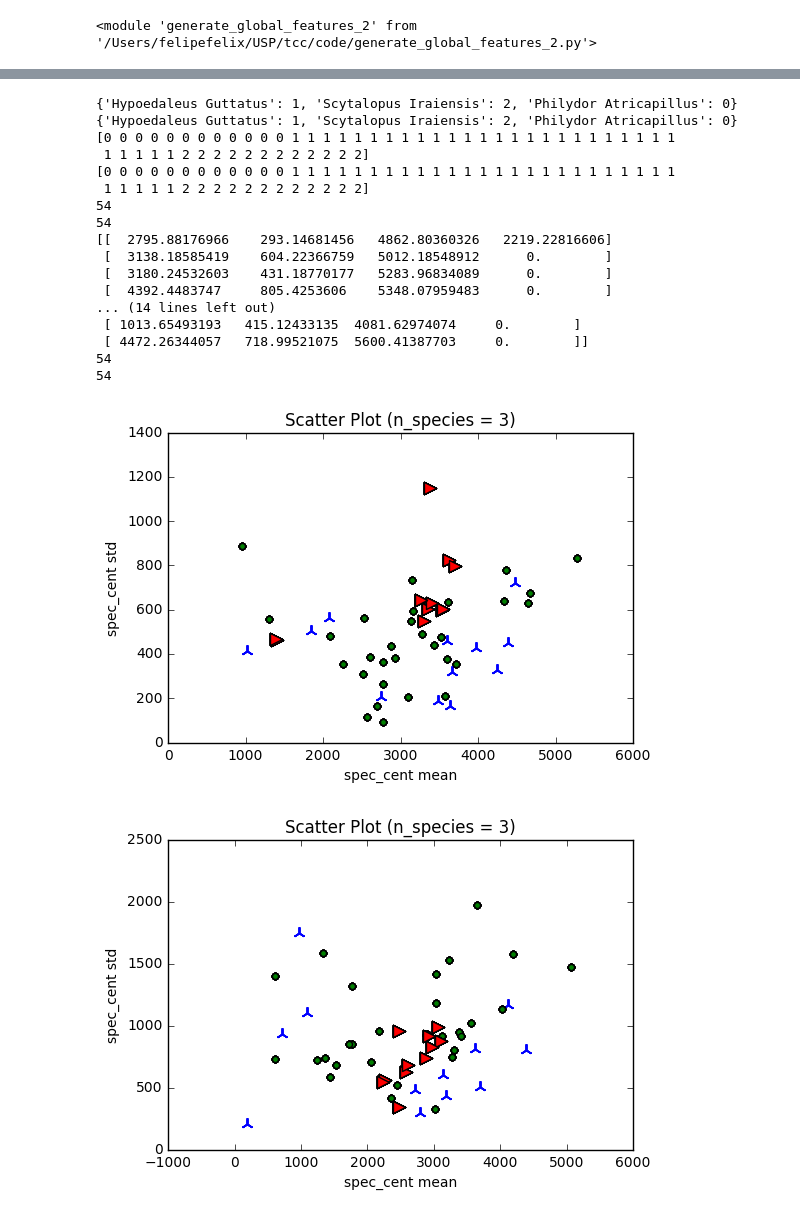
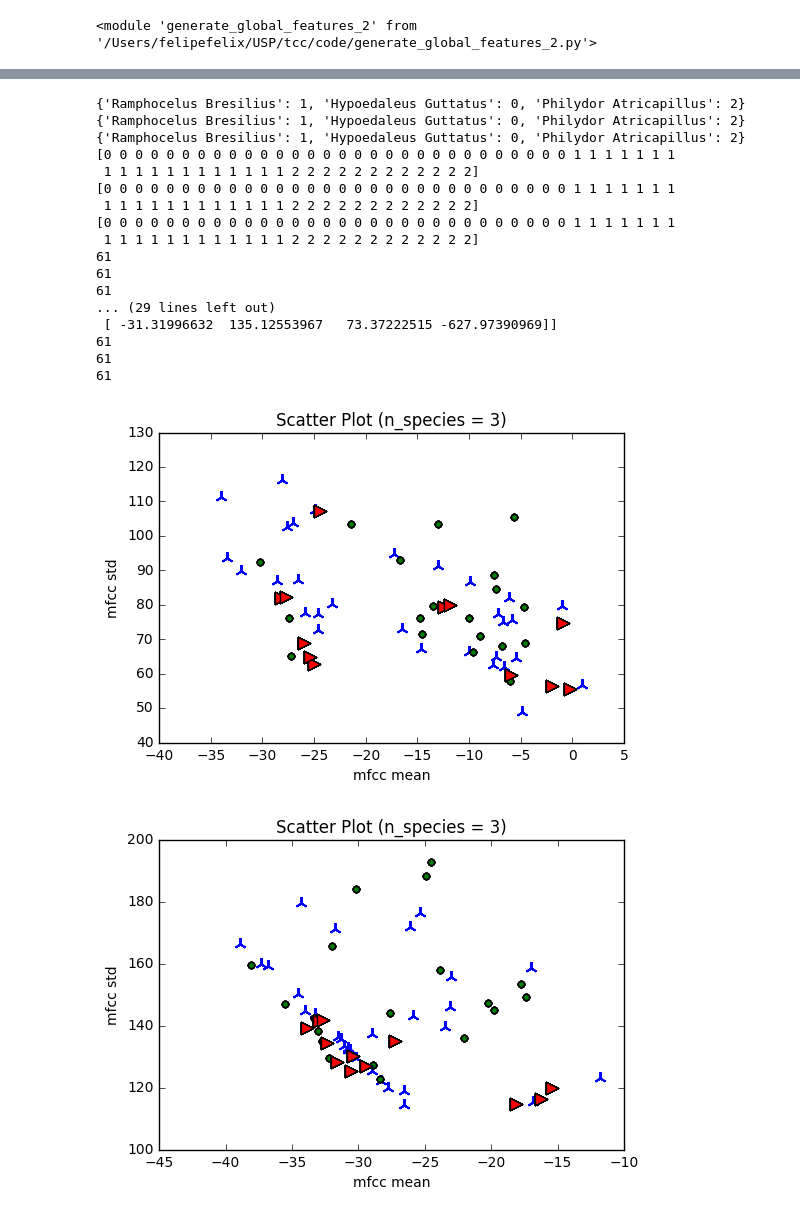
Before and after one commit to fsfelix/tcc, a Jupyter notebook: code/Classification-Filtering.ipynb, the cells around one changed output, grey strips where cells are left out. Cells and saved outputs as stored; diff of their text form; code cells hidden in the pictures.

```diff
--- a/code/Classification-Filtering.ipynb
+++ b/code/Classification-Filtering.ipynb
@@ -47,7 +48,8 @@ print(data_dirs)
 # %%
 print(util.FEATURES)
-feat = util.FEATURES[3]
-labels_dict_gt, labels_gt, data_gt = ggf.generate_global_features(n_global, feat, data_dirs, song_or_call, util.GLOBAL_FUNCTIONS, version = None)
-labels_dict, labels, data = ggf.generate_global_features(n_global, feat, data_dirs, song_or_call, util.GLOBAL_FUNCTIONS, version = 'filtered1')
+feat = util.FEATURES[1]
+labels_dict_o, labels_o, data_o = ggf.generate_global_features(n_global, feat, data_dirs, song_or_call, util.GLOBAL_FUNCTIONS, version = None)
+labels_dict_f1, labels_f1, data_f1 = ggf.generate_global_features(n_global, feat, data_dirs, song_or_call, util.GLOBAL_FUNCTIONS, version = 'filtered1')
+labels_dict_f2, labels_f2, data_f2 = ggf.generate_global_features(n_global, feat, data_dirs, song_or_call, util.GLOBAL_FUNCTIONS, version = 'filtered2')
 # %% [output]
 ['rmse', 'mfcc', 'spec_band', 'spec_cent', 'spec_roll']
@@ -70,37 +56,46 @@ Scytalopus_iraiensis.mp3.filtered1.wav.spec_cent.txt
 # %%
-print(labels_dict)
-print(labels_dict_gt)
-print(labels)
-print(labels_gt)
-print(len(labels))
-print(len(labels_gt))
-print(data[:10])
-print(data_gt[:10])
-print(len(data))
-print(len(data_gt))
+print(labels_dict_o)
+print(labels_dict_f1)
+print(labels_dict_f2)
+
+print(labels_o)
+print(labels_f1)
+print(labels_f2)
+
+print(len(labels_o))
+print(len(labels_f1))
+print(len(labels_f2))
+
+print(data_o[:10])
+print(data_f1[:10])
+print(data_f2[:10])
+
+print(len(data_o))
+print(len(data_f1))
+print(len(data_f2))
 # %% [output]
-{'Hypoedaleus Guttatus': 1, 'Scytalopus Iraiensis': 2, 'Philydor Atricapillus': 0}
-{'Hypoedaleus Guttatus': 1, 'Scytalopus Iraiensis': 2, 'Philydor Atricapillus': 0}
-[0 0 0 0 0 0 0 0 0 0 0 0 1 1 1 1 1 1 1 1 1 1 1 1 1 1 1 1 1 1 1 1 1 1 1 1 1
- 1 1 1 1 1 2 2 2 2 2 2 2 2 2 2 2 2]
-[0 0 0 0 0 0 0 0 0 0 0 0 1 1 1 1 1 1 1 1 1 1 1 1 1 1 1 1 1 1 1 1 1 1 1 1 1
- 1 1 1 1 1 2 2 2 2 2 2 2 2 2 2 2 2]
-54
-54
-[[  2795.88176966    293.14681456   4862.80360326   2219.22816606]
- [  3138.18585419    604.22366759   5012.18548912      0.        ]
- [  3180.24532603    431.18770177   5283.96834089      0.        ]
- [  4392.4483747     805.4253606    5348.07959483      0.        ]
-... (14 lines left out)
- [ 1013.65493193   415.12433135  4081.62974074     0.        ]
- [ 4472.26344057   718.99521075  5600.41387703     0.        ]]
-54
-54
+{'Ramphocelus Bresilius': 1, 'Hypoedaleus Guttatus': 0, 'Philydor Atricapillus': 2}
+{'Ramphocelus Bresilius': 1, 'Hypoedaleus Guttatus': 0, 'Philydor Atricapillus': 2}
+{'Ramphocelus Bresilius': 1, 'Hypoedaleus Guttatus': 0, 'Philydor Atricapillus': 2}
+[0 0 0 0 0 0 0 0 0 0 0 0 0 0 0 0 0 0 0 0 0 0 0 0 0 0 0 0 0 0 1 1 1 1 1 1 1
+ 1 1 1 1 1 1 1 1 1 1 1 1 2 2 2 2 2 2 2 2 2 2 2 2]
+[0 0 0 0 0 0 0 0 0 0 0 0 0 0 0 0 0 0 0 0 0 0 0 0 0 0 0 0 0 0 1 1 1 1 1 1 1
+ 1 1 1 1 1 1 1 1 1 1 1 1 2 2 2 2 2 2 2 2 2 2 2 2]
+[0 0 0 0 0 0 0 0 0 0 0 0 0 0 0 0 0 0 0 0 0 0 0 0 0 0 0 0 0 0 1 1 1 1 1 1 1
+ 1 1 1 1 1 1 1 1 1 1 1 1 2 2 2 2 2 2 2 2 2 2 2 2]
+61
+61
+61
+... (29 lines left out)
+ [ -31.31996632  135.12553967   73.37222515 -627.97390969]]
+61
+61
+61
 # %%
-util.plot_scatter(data_gt[:,0], data_gt[:,1], labels, feat + ' mean', feat + ' std')
+util.plot_scatter(data_o[:,0], data_o[:,1], labels, feat + ' mean', feat + ' std')
 # %% [output]
-[figure, old version]
+[figure, new version]
 # %%
-util.plot_scatter(data[:,0], data[:,1], labels, feat + ' mean', feat + ' std')
+util.plot_scatter(data_f1[:,0], data_f1[:,1], labels, feat + ' mean', feat + ' std')
 # %% [output]
-[figure, old version]
+[figure, new version]
```
Also changed, not shown: parts of 9 cells of this notebook, 40 other files.
